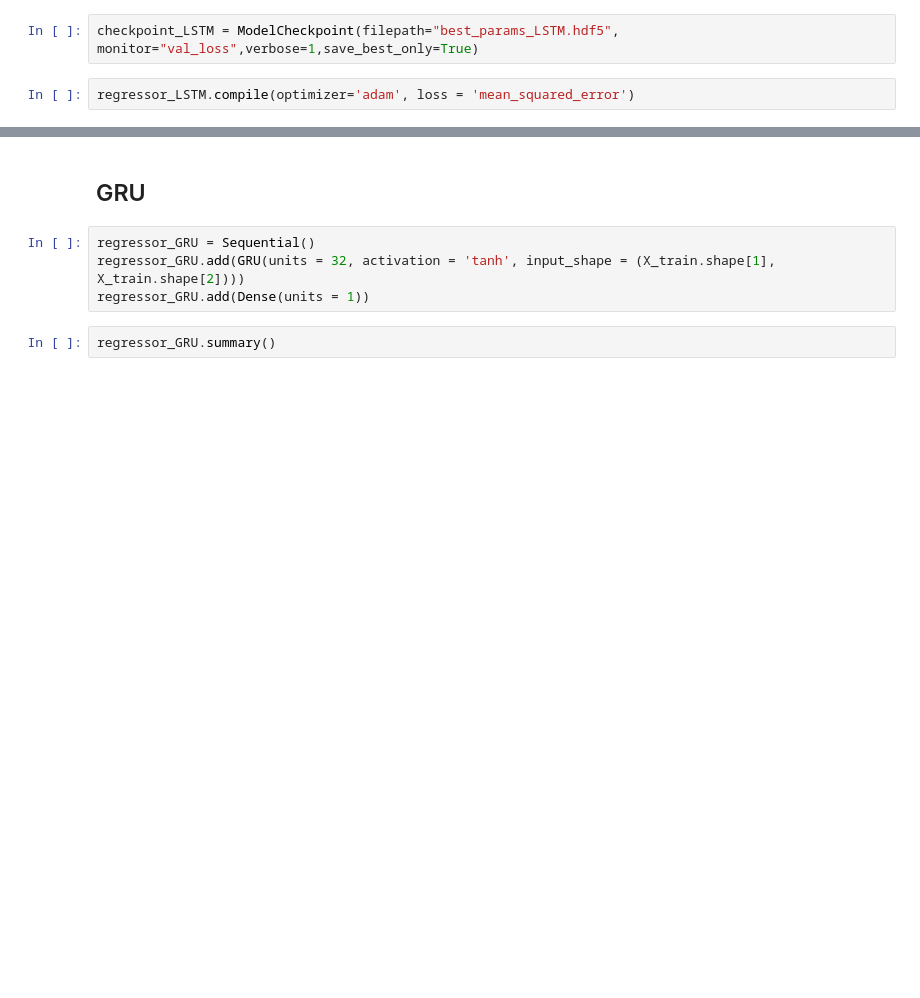
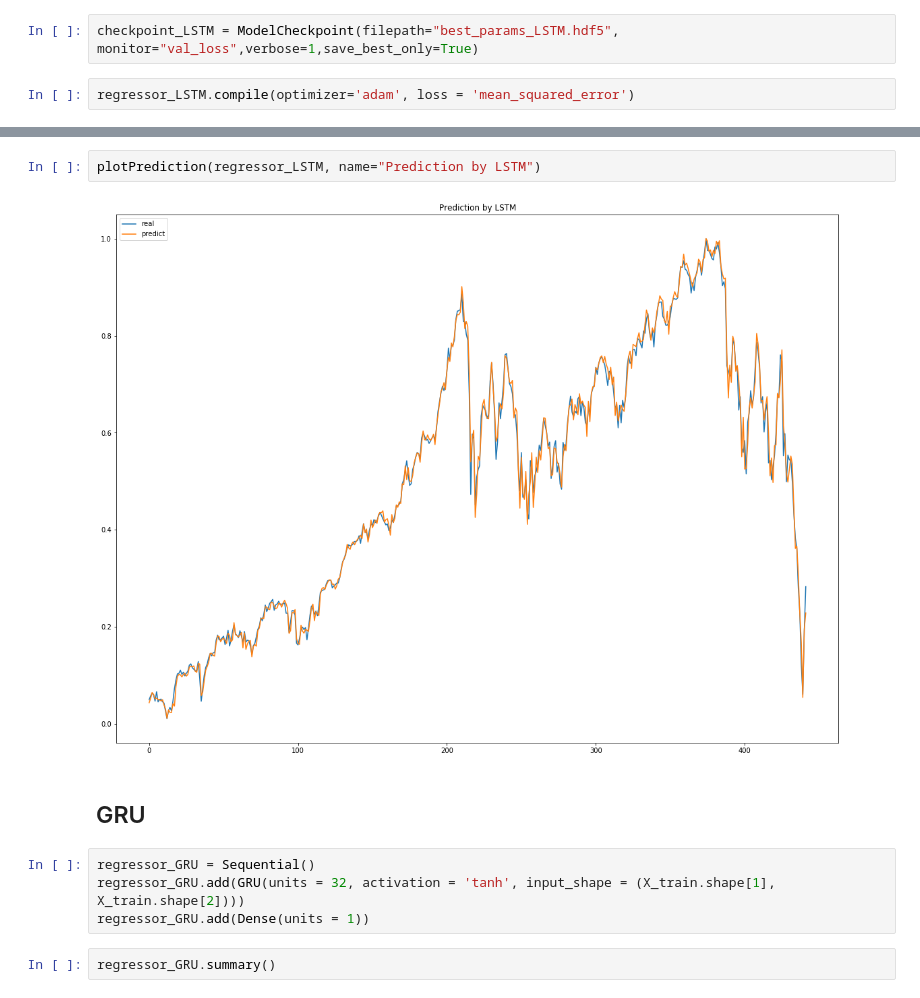
Before and after one commit to Tai13492/Fintech-Homework, a Jupyter notebook: hw4/t08902205.ipynb, the cells around one changed output, grey strips where cells are left out. Drawn from its saved outputs; the diff is of its cells as text; blank space fills up the shorter version.

```diff
--- a/hw4/t08902205.ipynb
+++ b/hw4/t08902205.ipynb
@@ -192,3 +223,7 @@ Epoch 00145: val_loss did not improve from 0.00026
+# %%
+plotPrediction(regressor_LSTM, name="Prediction by LSTM")
+# %% [output]
+[figure, added]
 # %% [markdown]
 ## GRU
 # %%
```
Also changed, not shown: parts of 14 cells of this notebook.
